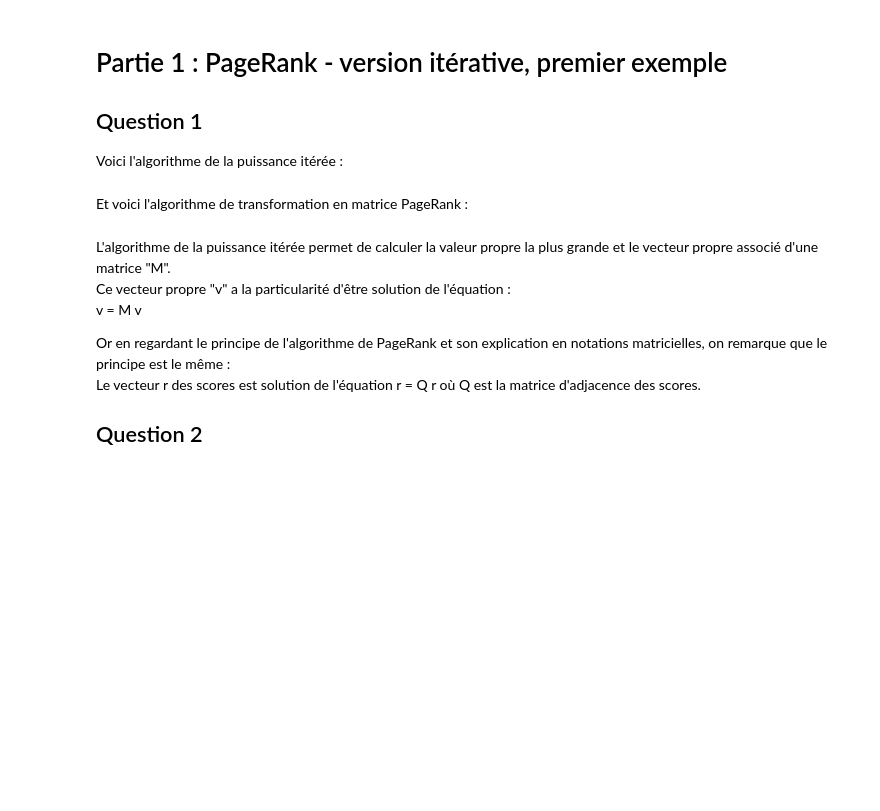
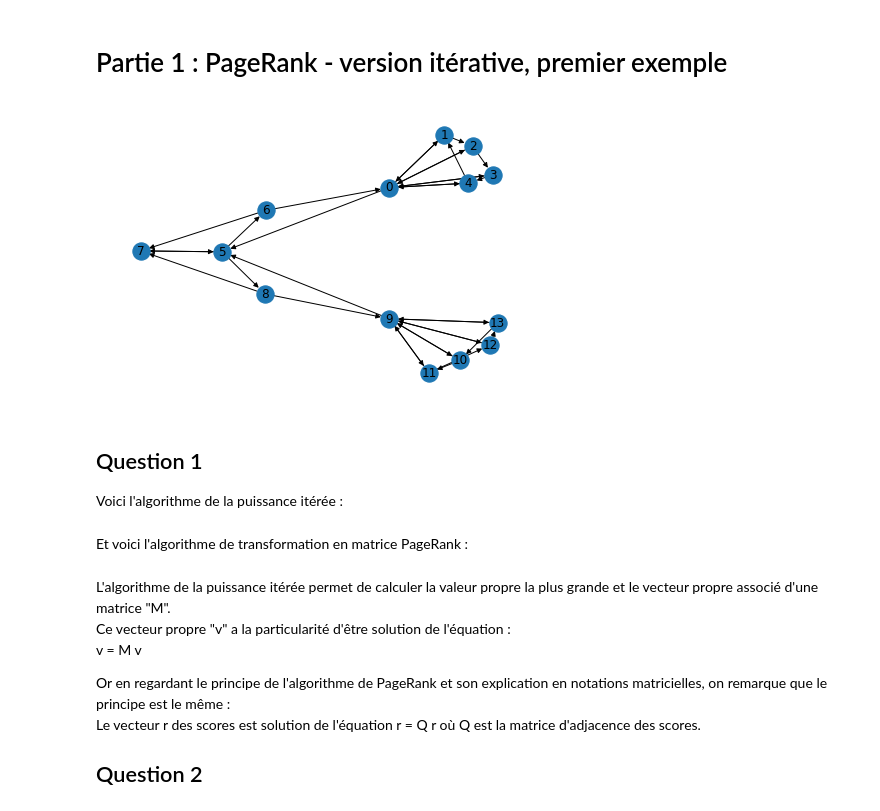
Before and after one commit to Giro4c/SAE2.02-PageRank, a Jupyter notebook: Partie 1.ipynb, the cells around one changed output. Drawn from its saved outputs; the diff is of its cells as text; code cells hidden in the pictures; blank space fills up the shorter version.

```diff
--- a/Partie 1.ipynb
+++ b/Partie 1.ipynb
@@ -1,7 +1,34 @@
 # %% [markdown]
 # Partie 1 : PageRank - version itérative, premier exemple
-
-## Question 1
-
-Voici l'algorithme de la puissance itérée :
+# %%
+import networkx as nx
+from numpy import *
+import matplotlib.pyplot as plt
+import random as rd
+
+A = array([[0.0,1.0,1.0,1.0,1.0,1.0,0.0,0.0,0.0,0.0,0.0,0.0,0.0,0.0],
+[1.0,0.0,1.0,0.0,0.0,0.0,0.0,0.0,0.0,0.0,0.0,0.0,0.0,0.0],
+[1.0,0.0,0.0,1.0,0.0,0.0,0.0,0.0,0.0,0.0,0.0,0.0,0.0,0.0],
+[1.0,0.0,0.0,0.0,1.0,0.0,0.0,0.0,0.0,0.0,0.0,0.0,0.0,0.0],
+[1.0,1.0,0.0,0.0,0.0,0.0,0.0,0.0,0.0,0.0,0.0,0.0,0.0,0.0],
+[0,0,0,0,0,0,1,1,1,0,0,0,0,0],
+[1,0,0,0,0,0,0,1,0,0,0,0,0,0],
+[0,0,0,0,0,1,0,0,0,0,0,0,0,0],
+[0,0,0,0,0,0,0,1,0,1,0,0,0,0],
+[0,0,0,0,0,1,0,0,0,0,1,1,1,1],
+[0,0,0,0,0,0,0,0,0,1,0,1,0,0],
+[0,0,0,0,0,0,0,0,0,1,0,0,1,0],
+[0,0,0,0,0,0,0,0,0,1,0,0,0,1],
+[0,0,0,0,0,0,0,0,0,1,1,0,0,0]])
+
+G1 = nx.DiGraph(A)
+pos = nx.circular_layout(G1)
+nx.draw(G1,with_labels=True)
+plt.show()
+# %% [output]
+[figure, added]
+# %% [markdown]
+## Question 1
+
+Voici l'algorithme de la puissance itérée :
 # %%
@@ -25,5 +49,3 @@ def puissance_iteree(e, M):
         if (norme(Xbis - prevXbis) < e):
             break
     return norme(M.dot(Xbis)), Xbis
-# %% [markdown]
-Et voici l'algorithme de transformation en matrice PageRank :
@@ -46,0 +52,2 @@ def pageRankMatrice(M):
+# %% [markdown]
+Et voici l'algorithme de transformation en matrice PageRank :
```
Also changed, not shown: parts of 12 cells of this notebook, 1 other file.
